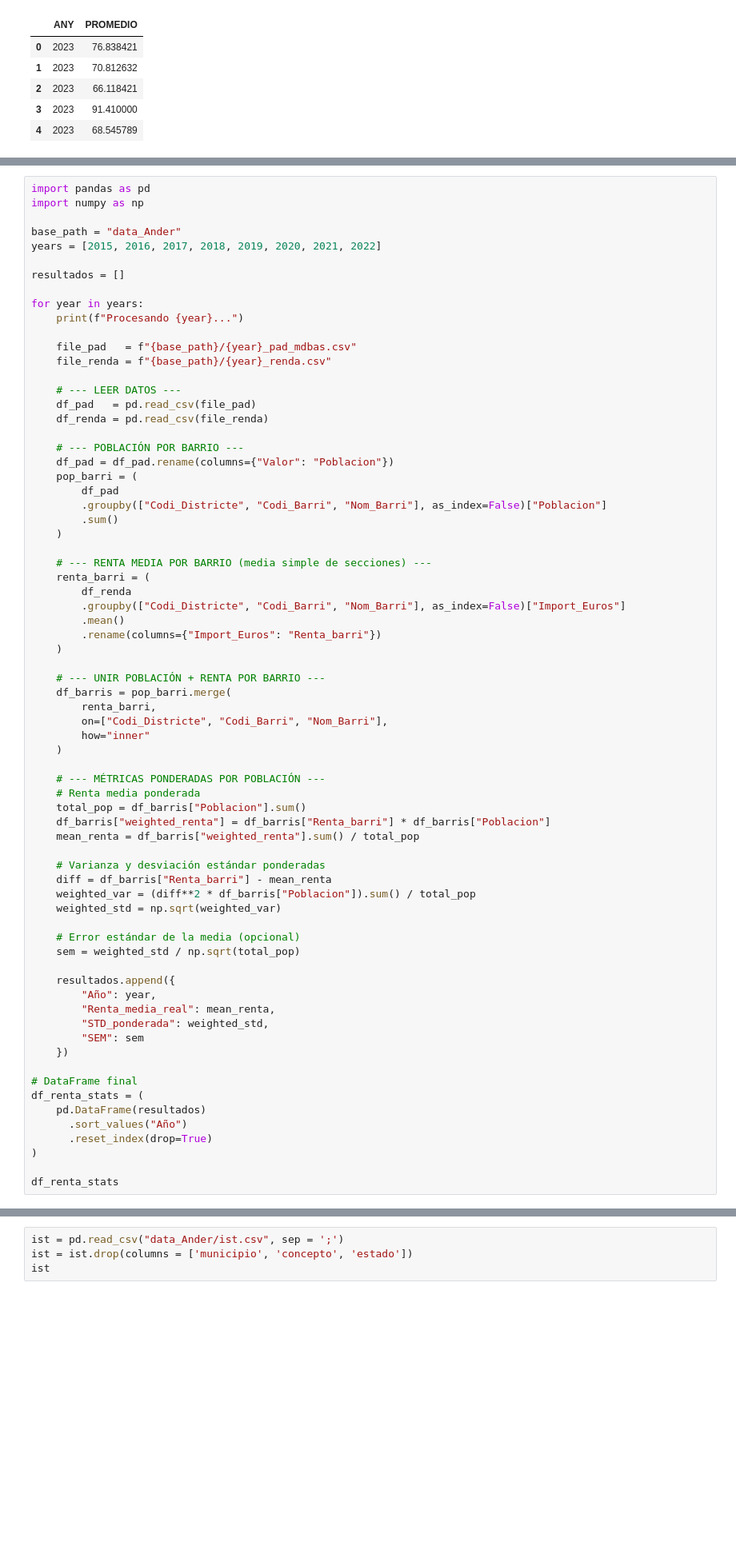
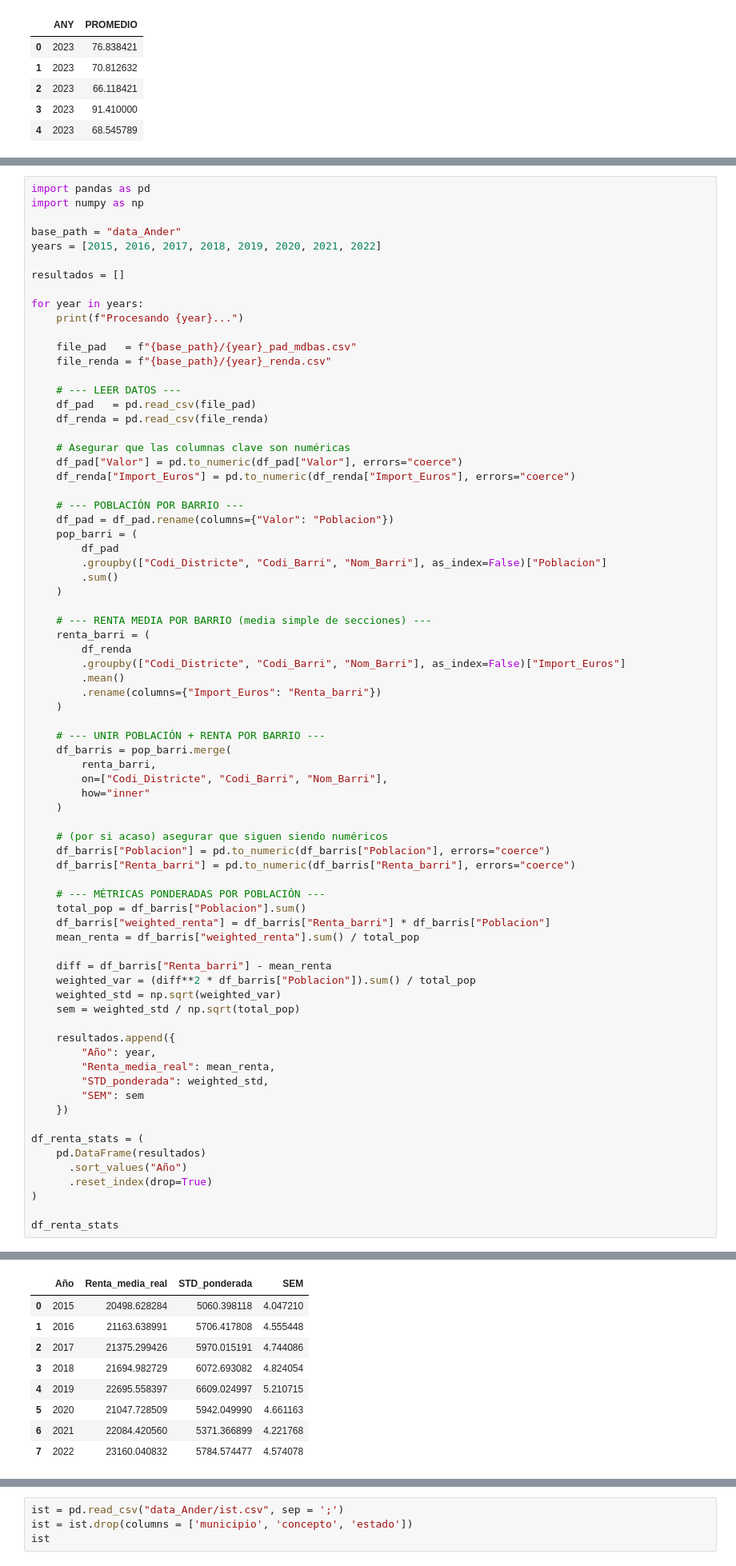
Before and after one commit to annaszymanskicortes/truco-o-dato, a Jupyter notebook: notebook_ander.ipynb, the cells around one changed output, grey strips where cells are left out. Shown at 80% size. Drawn from its saved outputs; the diff is of its cells as text; blank space fills up the shorter version.

```diff
--- a/notebook_ander.ipynb
+++ b/notebook_ander.ipynb
@@ -484,6 +499,10 @@ for year in years:
     # --- LEER DATOS ---
     df_pad   = pd.read_csv(file_pad)
     df_renda = pd.read_csv(file_renda)
+
+    # Asegurar que las columnas clave son numéricas
+    df_pad["Valor"] = pd.to_numeric(df_pad["Valor"], errors="coerce")
+    df_renda["Import_Euros"] = pd.to_numeric(df_renda["Import_Euros"], errors="coerce")
 
     # --- POBLACIÓN POR BARRIO ---
     df_pad = df_pad.rename(columns={"Valor": "Poblacion"})
@@ -508,18 +527,18 @@ for year in years:
         how="inner"
     )
 
+    # (por si acaso) asegurar que siguen siendo numéricos
+    df_barris["Poblacion"] = pd.to_numeric(df_barris["Poblacion"], errors="coerce")
+    df_barris["Renta_barri"] = pd.to_numeric(df_barris["Renta_barri"], errors="coerce")
+
     # --- MÉTRICAS PONDERADAS POR POBLACIÓN ---
-    # Renta media ponderada
     total_pop = df_barris["Poblacion"].sum()
     df_barris["weighted_renta"] = df_barris["Renta_barri"] * df_barris["Poblacion"]
     mean_renta = df_barris["weighted_renta"].sum() / total_pop
 
-    # Varianza y desviación estándar ponderadas
     diff = df_barris["Renta_barri"] - mean_renta
     weighted_var = (diff**2 * df_barris["Poblacion"]).sum() / total_pop
     weighted_std = np.sqrt(weighted_var)
-
-    # Error estándar de la media (opcional)
     sem = weighted_std / np.sqrt(total_pop)
 
     resultados.append({
@@ -529,7 +548,6 @@ for year in years:
         "SEM": sem
     })
 
-# DataFrame final
 df_renta_stats = (
     pd.DataFrame(resultados)
       .sort_values("Año")
@@ -545,0 +567,9 @@ TypeError: can't multiply sequence by non-int of type 'float'
+|  | Año | Renta_media_real | STD_ponderada | SEM |
+| 0 | 2015 | 20498.628284 | 5060.398118 | 4.047210 |
+| 1 | 2016 | 21163.638991 | 5706.417808 | 4.555448 |
+| 2 | 2017 | 21375.299426 | 5970.015191 | 4.744086 |
+| 3 | 2018 | 21694.982729 | 6072.693082 | 4.824054 |
+| 4 | 2019 | 22695.558397 | 6609.024997 | 5.210715 |
+| 5 | 2020 | 21047.728509 | 5942.049990 | 4.661163 |
+| 6 | 2021 | 22084.420560 | 5371.366899 | 4.221768 |
+| 7 | 2022 | 23160.040832 | 5784.574477 | 4.574078 |
```
Also changed, not shown: parts of 17 cells of this notebook, 8 other files.
